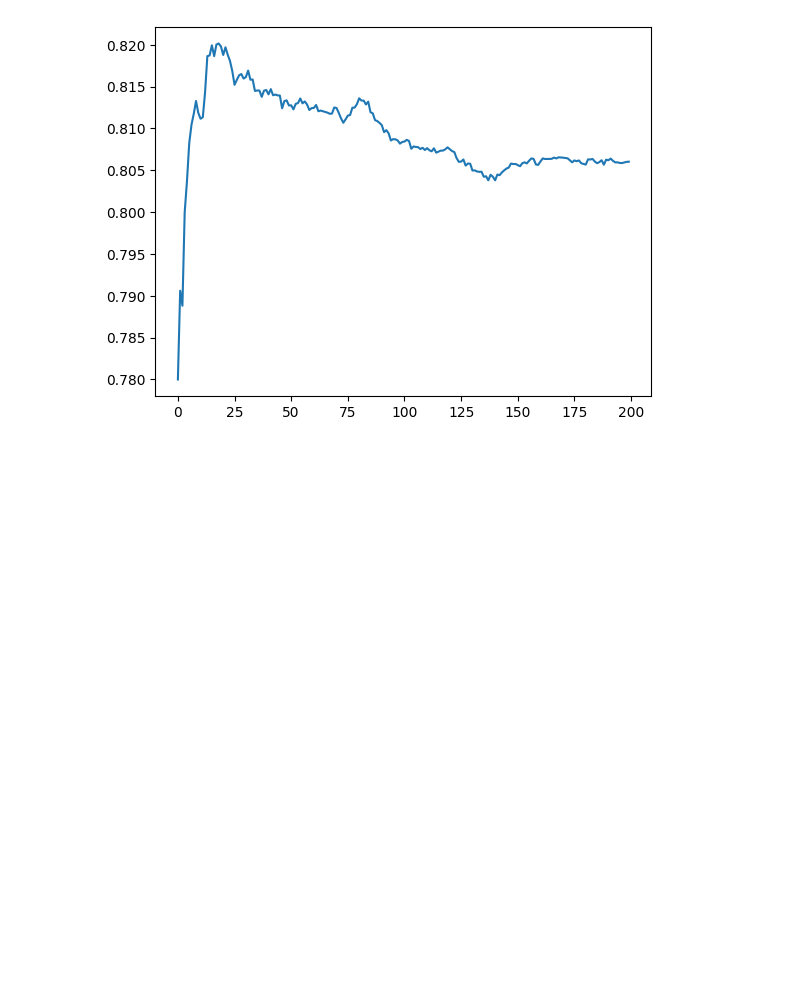
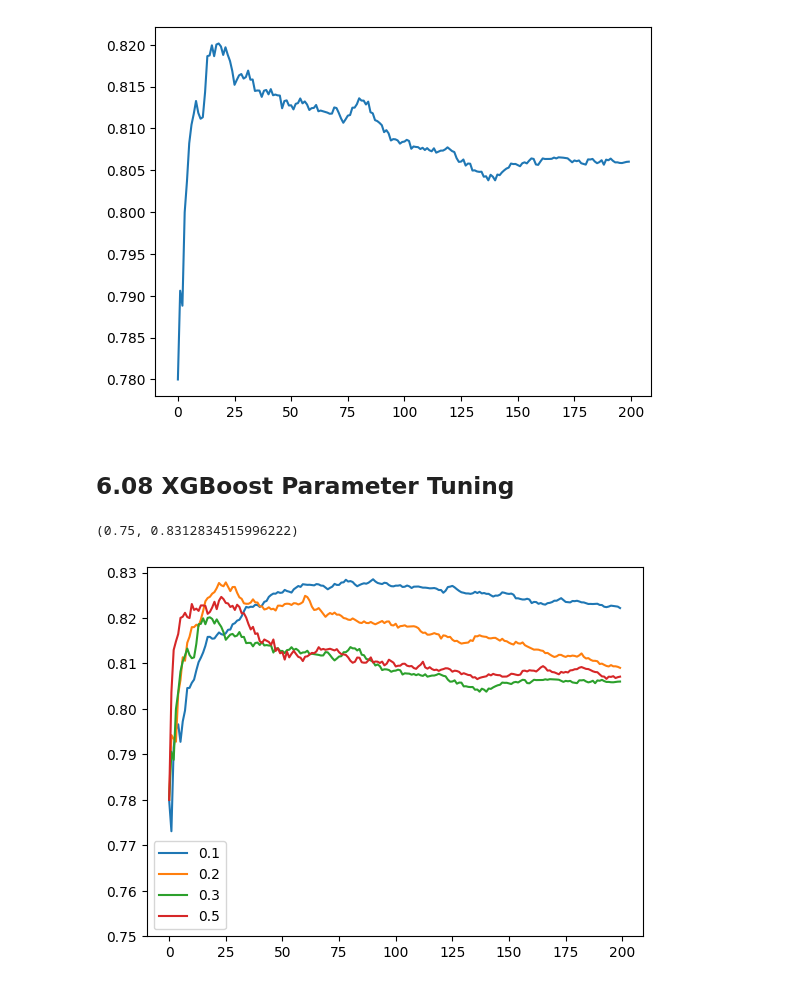
Before and after one commit to AurisNauris/ML-zoomcamp-homework, a Jupyter notebook: 06-trees/06-notebook.ipynb, the cells around one changed output. Cells and saved outputs as stored; diff of their text form; code cells hidden in the pictures; blank space fills up the shorter version.

```diff
--- a/06-trees/06-notebook.ipynb
+++ b/06-trees/06-notebook.ipynb
@@ -587,3 +587,5 @@ plt.plot(np.arange(len(results['val']['auc'])),results['val']['auc'])
 # %% [output]
 [<matplotlib.lines.Line2D at 0x...>]
 [figure]
+# %% [markdown]
+## 6.08 XGBoost Parameter Tuning
@@ -589,0 +614,33 @@ plt.plot(np.arange(len(results['val']['auc'])),results['val']['auc'])
+# %%
+results_opt = {}
+
+for eta in [0.1,0.2, 0.3, 0.5]:
+
+    xgb_params = {
+        'eta': eta,
+        'max_depth': 6,
+        'min_child_weight':1,
+        'objective': 'binary:logistic',
+        'nthread':1,
+        'eval_metric': 'auc',
+        'seed':1,
+        'verbosity':2,
+
+    }
+
+    results = {}
+    model = xgb.train(xgb_params,
+                    dtrain,
+                    verbose_eval=None,
+                    evals=watch_list,
+                    evals_result=results,
+                    num_boost_round=200)
+    results_opt[eta] = deepcopy(results)
+# %%
+for k, results in results_opt.items():
+    plt.plot(np.arange(len(results['val']['auc'])),results['val']['auc'], label=k)
+plt.legend()
+plt.ylim(0.75)
+# %% [output]
+(0.75, 0.8312834515996222)
+[figure, added]
```
Also changed, not shown: parts of 8 cells of this notebook, 1 other file.
